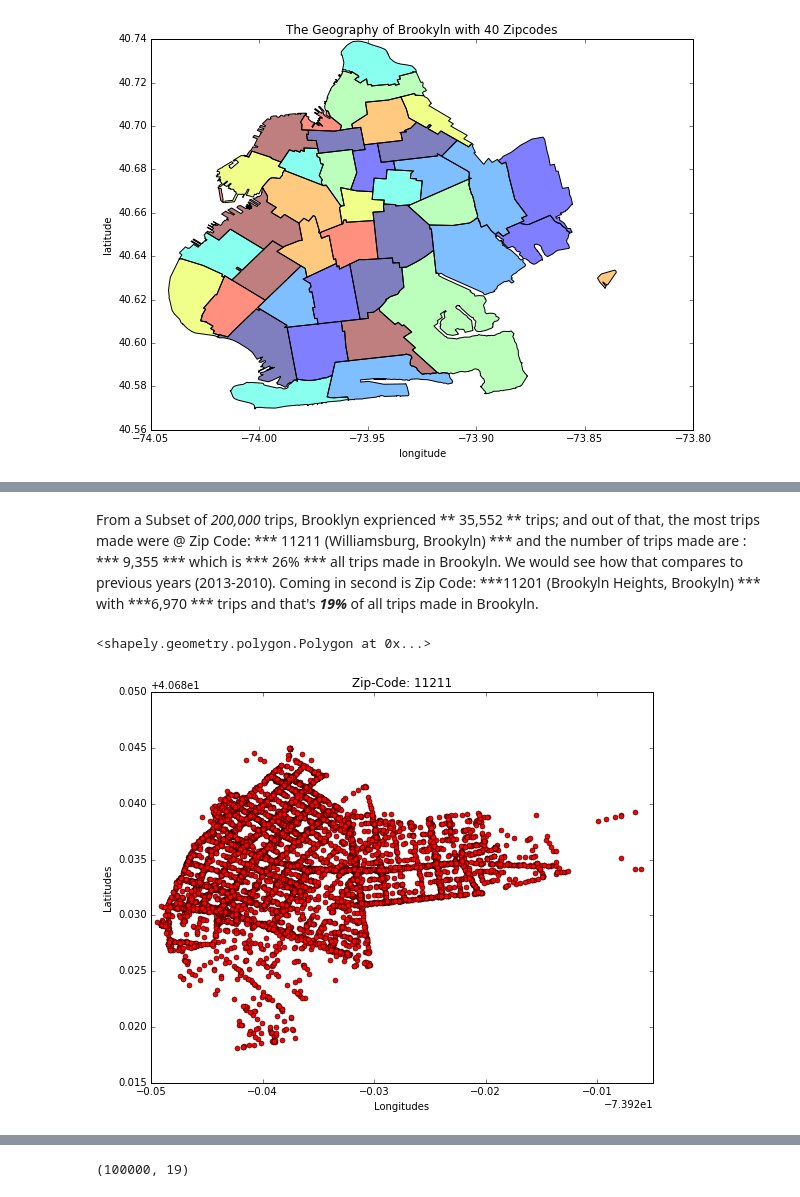
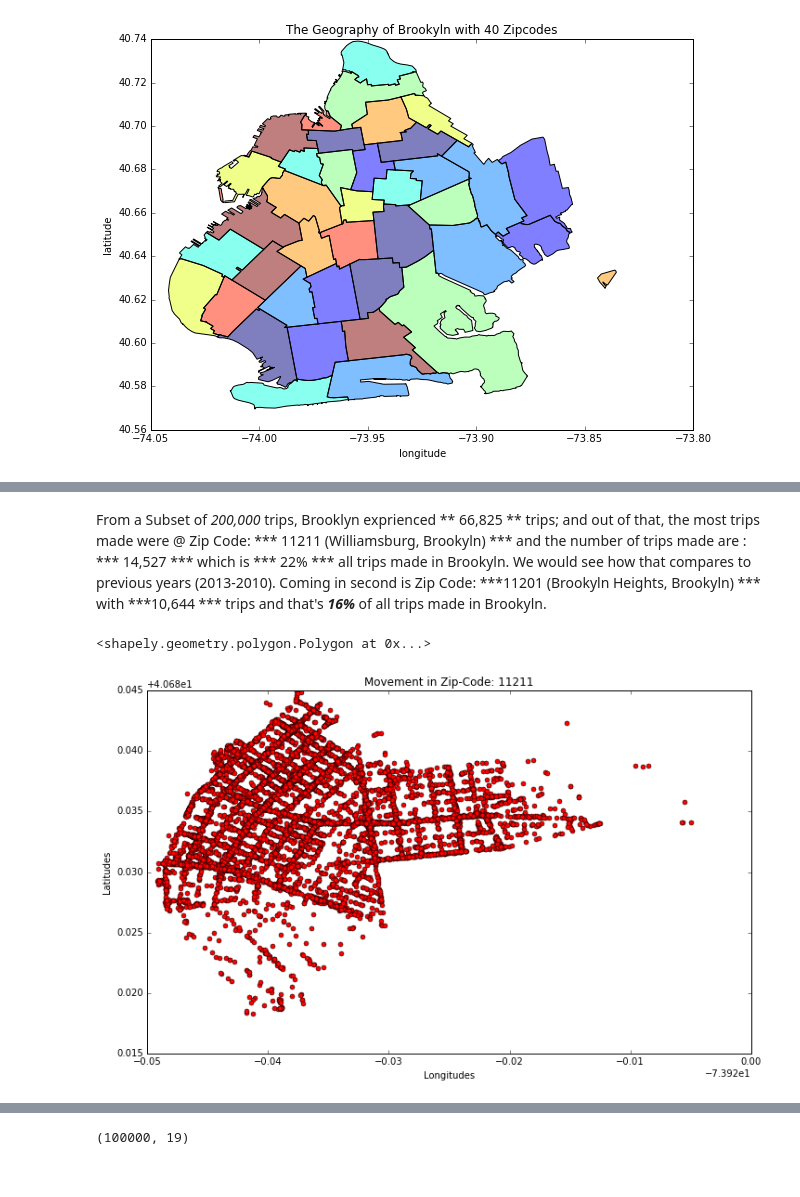
Before and after one commit to cjallow/DataScience-Project, a Jupyter notebook: CJ_TAXI_DATA_EXPLORATION-GENTRIFICATION_EXPLORER.ipynb, the cells around one changed output, grey strips where cells are left out. Cells and saved outputs as stored; diff of their text form; code cells hidden in the pictures.

```diff
--- a/CJ_TAXI_DATA_EXPLORATION-GENTRIFICATION_EXPLORER.ipynb
+++ b/CJ_TAXI_DATA_EXPLORATION-GENTRIFICATION_EXPLORER.ipynb
@@ -236,14 +248,14 @@ The max trips made per is Zip-Code is:  14370
 The ZipCode that it Corresponds to is:  11211
 # %% [markdown]
-From a Subset of *200,000* trips, Brooklyn exprienced ** 35,552 ** trips; and out of that, the most trips made were @ Zip Code: *** 11211 (Williamsburg, Brookyln) *** and the number of trips made are : *** 9,355 *** which is *** 26% *** all trips made in Brookyln. We would see how that compares to previous years (2013-2010). Coming in second is Zip Code: ***11201 (Brookyln Heights, Brookyln) *** with ***6,970 *** trips and that's ***19%*** of all trips made in Brookyln.
+From a Subset of *200,000* trips, Brooklyn exprienced ** 66,825 ** trips; and out of that, the most trips made were @ Zip Code: *** 11211 (Williamsburg, Brookyln) *** and the number of trips made are : *** 14,527 *** which is *** 22% *** all trips made in Brookyln. We would see how that compares to previous years (2013-2010). Coming in second is Zip Code: ***11201 (Brookyln Heights, Brookyln) *** with ***10,644 *** trips and that's ***16%*** of all trips made in Brookyln.
 # %%
-Plot_11211 = Back_Forth_BK [Back_Forth_BK .geometry.within(BK.geometry[13])]
+Plot_11211_14 = Back_Forth_BK [Back_Forth_BK .geometry.within(BK.geometry[13])]
 BK.geometry[13]
-Plot_11211.plot(marker='o', color='red', markersize=5, figsize=(14,7))
-plt.title("Zip-Code: " + str(BK.postalCode.iloc[13]))
+Plot_11211_14.plot(marker='o', color='red', markersize=5, figsize=(14,7))
+plt.title("Movement in Zip-Code: " + str(BK.postalCode.iloc[13]))
 plt.xlabel("Longitudes")
 plt.ylabel("Latitudes")
 BK.geometry[13]
 # %% [output]
 <shapely.geometry.polygon.Polygon at 0x...>
-[figure, old version]
+[figure, new version]
```
Also changed, not shown: parts of 118 cells of this notebook.
